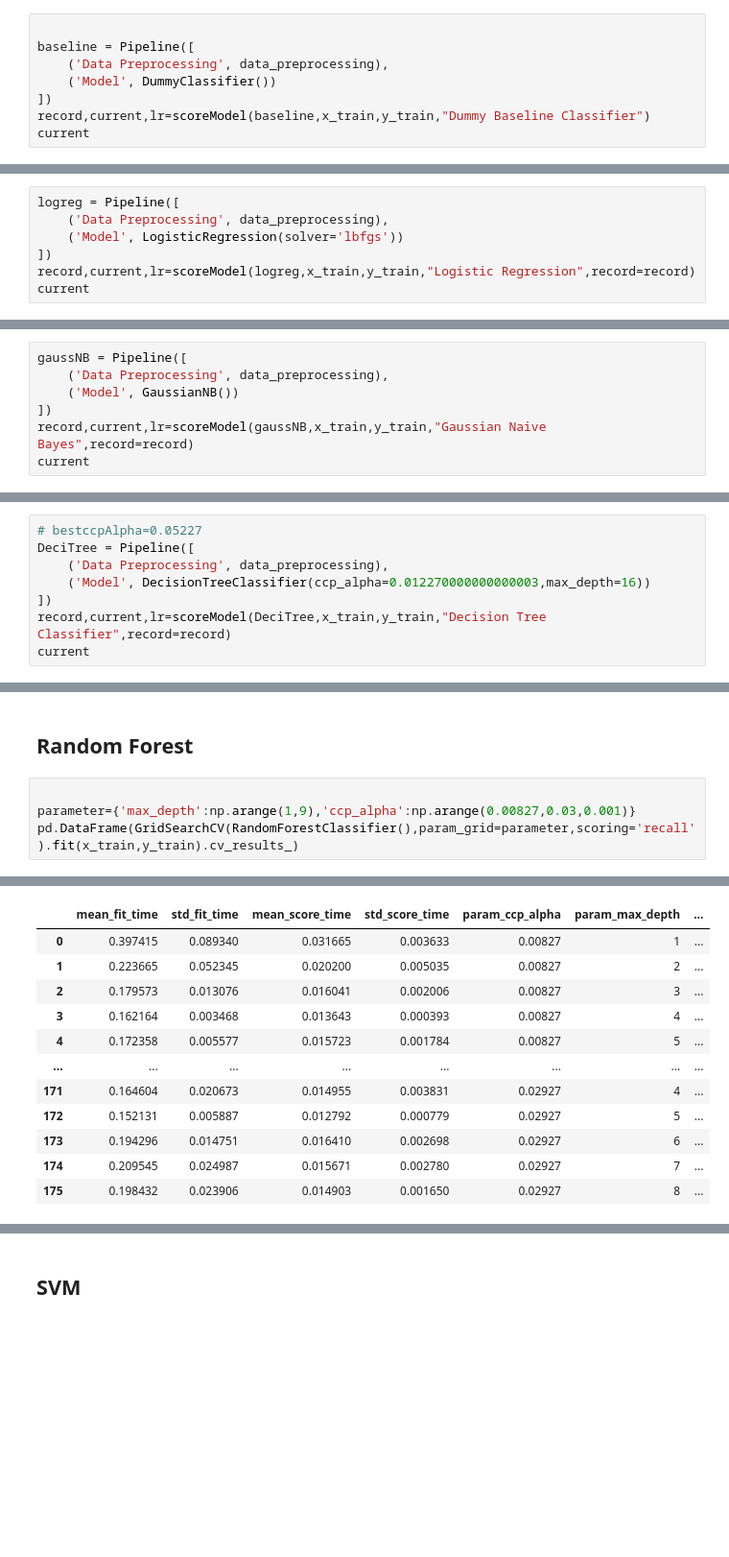
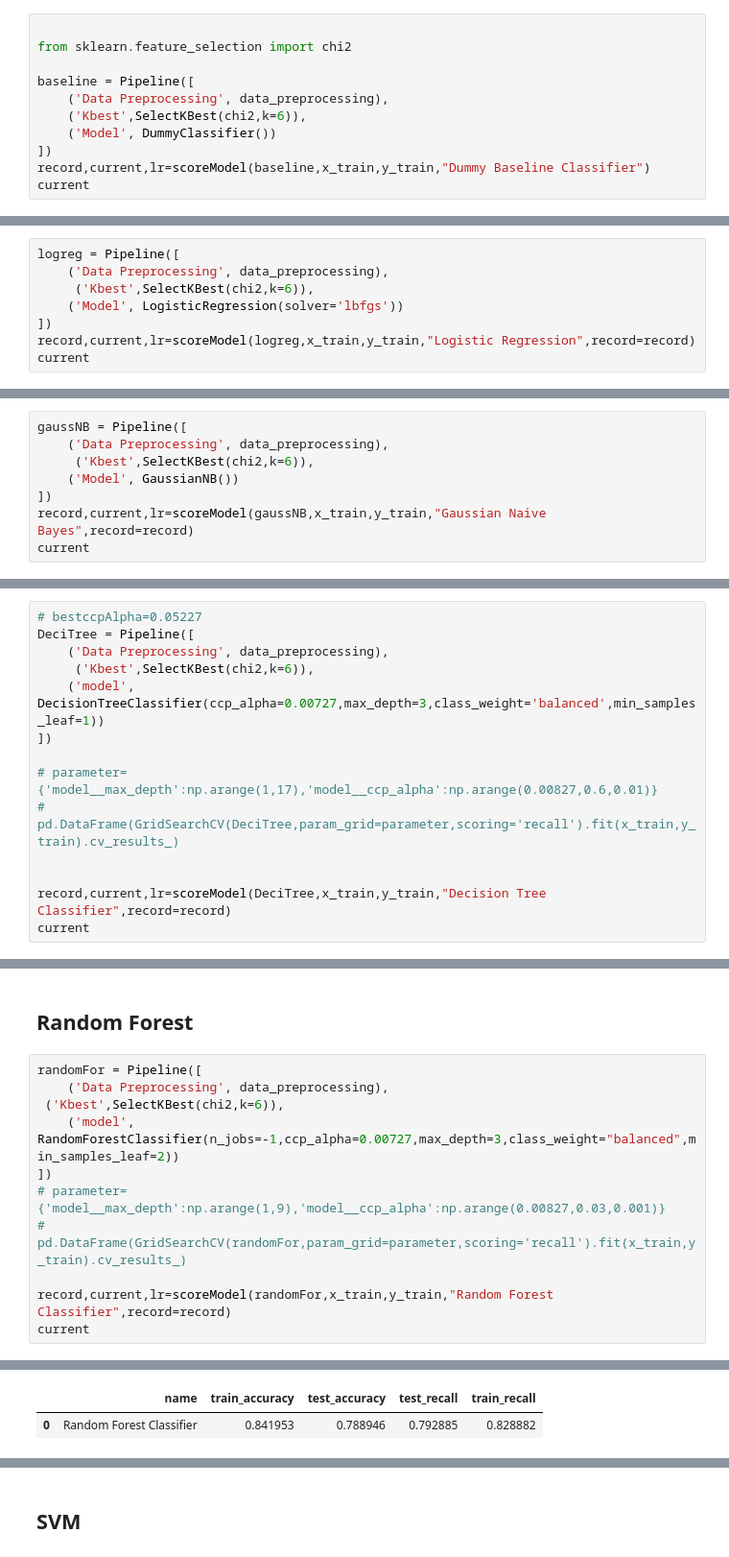
Before and after one commit to zhuofan-16/Heart_Disease_Model, a Jupyter notebook: Cardiovascular_Prediction_ML.ipynb, the cells around one changed output, grey strips where cells are left out. Shown at 96% size. Cells and saved outputs as stored; diff of their text form; blank space fills up the shorter version.

```diff
--- a/Cardiovascular_Prediction_ML.ipynb
+++ b/Cardiovascular_Prediction_ML.ipynb
@@ -370,9 +387,12 @@ def scoreModel(clf,x,y,algName=None,record=pd.DataFrame({'name':[],'train_accura
 # %% [markdown]
 ## Baseline Model
 # %%
+
+from sklearn.feature_selection import chi2
 
 baseline = Pipeline([
     ('Data Preprocessing', data_preprocessing),
+    ('Kbest',SelectKBest(chi2,k=6)),
     ('Model', DummyClassifier())
 ])
 record,current,lr=scoreModel(baseline,x_train,y_train,"Dummy Baseline Classifier")
@@ -384,6 +404,7 @@ current
 # %%
 logreg = Pipeline([
     ('Data Preprocessing', data_preprocessing),
+     ('Kbest',SelectKBest(chi2,k=6)),
     ('Model', LogisticRegression(solver='lbfgs'))
 ])
 record,current,lr=scoreModel(logreg,x_train,y_train,"Logistic Regression",record=record)
@@ -415,6 +436,7 @@ pd.DataFrame(GridSearchCV(GaussianNB(),param_grid=parameter,scoring='recall').fi
 # %%
 gaussNB = Pipeline([
     ('Data Preprocessing', data_preprocessing),
+     ('Kbest',SelectKBest(chi2,k=6)),
     ('Model', GaussianNB())
 ])
 record,current,lr=scoreModel(gaussNB,x_train,y_train,"Gaussian Naive Bayes",record=record)
@@ -447,8 +469,14 @@ pd.DataFrame(GridSearchCV(DecisionTreeClassifier(),param_grid=parameter,scoring=
 # bestccpAlpha=0.05227
 DeciTree = Pipeline([
     ('Data Preprocessing', data_preprocessing),
-    ('Model', DecisionTreeClassifier(ccp_alpha=0.012270000000000003,max_depth=16))
+     ('Kbest',SelectKBest(chi2,k=6)),
+    ('model', DecisionTreeClassifier(ccp_alpha=0.00727,max_depth=3,class_weight='balanced',min_samples_leaf=1))
 ])
+
+# parameter={'model__max_depth':np.arange(1,17),'model__ccp_alpha':np.arange(0.00827,0.6,0.01)}
+# pd.DataFrame(GridSearchCV(DeciTree,param_grid=parameter,scoring='recall').fit(x_train,y_train).cv_results_)
+
+
 record,current,lr=scoreModel(DeciTree,x_train,y_train,"Decision Tree Classifier",record=record)
 current
 # %% [output]
@@ -458,7 +486,14 @@ current
 # %% [markdown]
 ## Random Forest
 # %%
+randomFor = Pipeline([
+    ('Data Preprocessing', data_preprocessing),
+ ('Kbest',SelectKBest(chi2,k=6)),
+    ('model', RandomForestClassifier(n_jobs=-1,ccp_alpha=0.00727,max_depth=3,class_weight="balanced",min_samples_leaf=2))
+])
+# parameter={'model__max_depth':np.arange(1,9),'model__ccp_alpha':np.arange(0.00827,0.03,0.001)}
+# pd.DataFrame(GridSearchCV(randomFor,param_grid=parameter,scoring='recall').fit(x_train,y_train).cv_results_)
 
-parameter={'max_depth':np.arange(1,9),'ccp_alpha':np.arange(0.00827,0.03,0.001)}
-pd.DataFrame(GridSearchCV(RandomForestClassifier(),param_grid=parameter,scoring='recall').fit(x_train,y_train).cv_results_)
+record,current,lr=scoreModel(randomFor,x_train,y_train,"Random Forest Classifier",record=record)
+current
 # %% [output]
@@ -465,12 +501,2 @@ pd.DataFrame(GridSearchCV(RandomForestClassifier(),param_grid=parameter,scoring=
-|  | mean_fit_time | std_fit_time | mean_score_time | std_score_time | param_ccp_alpha | param_max_depth | ... |
-| 0 | 0.397415 | 0.089340 | 0.031665 | 0.003633 | 0.00827 | 1 | ... |
-| 1 | 0.223665 | 0.052345 | 0.020200 | 0.005035 | 0.00827 | 2 | ... |
-| 2 | 0.179573 | 0.013076 | 0.016041 | 0.002006 | 0.00827 | 3 | ... |
-| 3 | 0.162164 | 0.003468 | 0.013643 | 0.000393 | 0.00827 | 4 | ... |
-| 4 | 0.172358 | 0.005577 | 0.015723 | 0.001784 | 0.00827 | 5 | ... |
-| ... | ... | ... | ... | ... | ... | ... | ... |
-| 171 | 0.164604 | 0.020673 | 0.014955 | 0.003831 | 0.02927 | 4 | ... |
-| 172 | 0.152131 | 0.005887 | 0.012792 | 0.000779 | 0.02927 | 5 | ... |
-| 173 | 0.194296 | 0.014751 | 0.016410 | 0.002698 | 0.02927 | 6 | ... |
-| 174 | 0.209545 | 0.024987 | 0.015671 | 0.002780 | 0.02927 | 7 | ... |
-| 175 | 0.198432 | 0.023906 | 0.014903 | 0.001650 | 0.02927 | 8 | ... |
+|  | name | train_accuracy | test_accuracy | test_recall | train_recall |
+| 0 | Random Forest Classifier | 0.841953 | 0.788946 | 0.792885 | 0.828882 |
```
Also changed, not shown: parts of 29 cells of this notebook.
